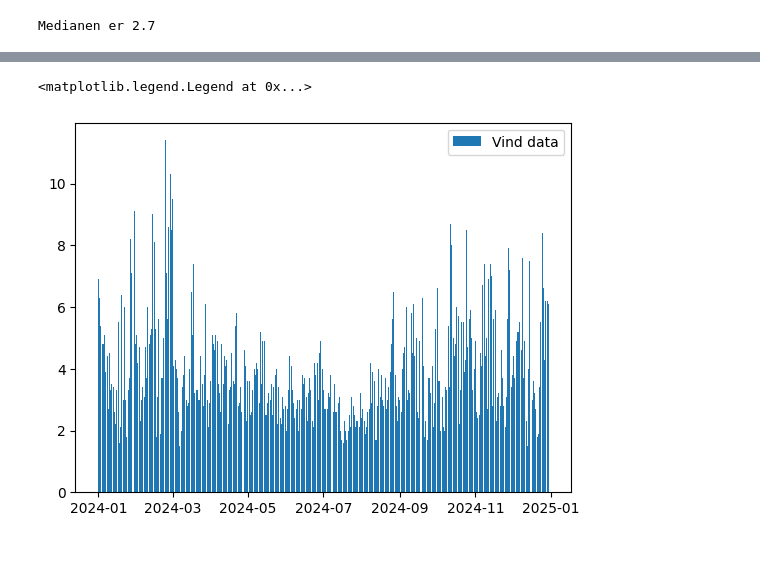
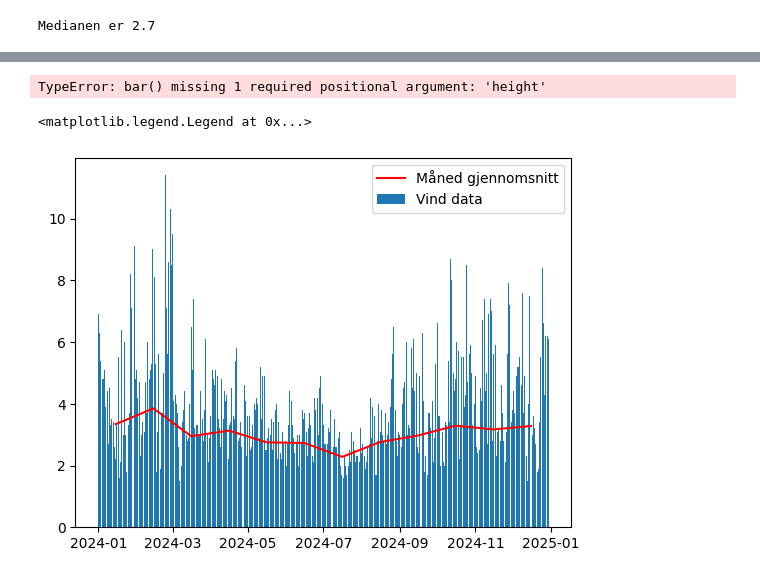
Before and after one commit to Sofihage/Milj-dataanalyse, a Jupyter notebook: notebooks/wind.ipynb, the cells around one changed output, grey strips where cells are left out. Drawn from its saved outputs; the diff is of its cells as text; code cells hidden in the pictures.

Commit message:
Wind Visualisere data

```diff
--- a/notebooks/wind.ipynb
+++ b/notebooks/wind.ipynb
@@ -54,6 +175,15 @@ TypeError: hlines() missing 1 required positional argument: 'xmax'
+# %%
+
+plt.bar(avg_moth)
+# %% [output]
+TypeError: bar() missing 1 required positional argument: 'height'
+# %%
+monthly_average = fc.average_other(wind)
+months = pd.date_range("15.01.2024", "16.12.2024", periods=12)
 # %%
 plt.bar(wind['referansetid'], wind['verdi'].values)
-plt.legend(["Vind data"])
+plt.plot(months, monthly_average, color = 'red')
+plt.legend(["Måned gjennomsnitt", "Vind data"])
 # %% [output]
 <matplotlib.legend.Legend at 0x...>
-[figure, old version]
+[figure, new version]
```
Also changed, not shown: parts of 28 cells of this notebook.
